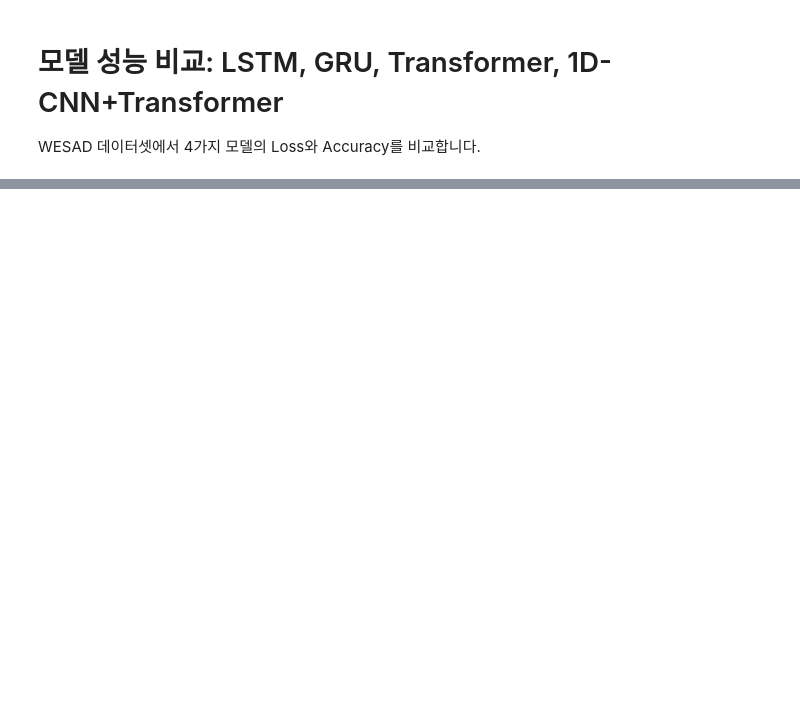
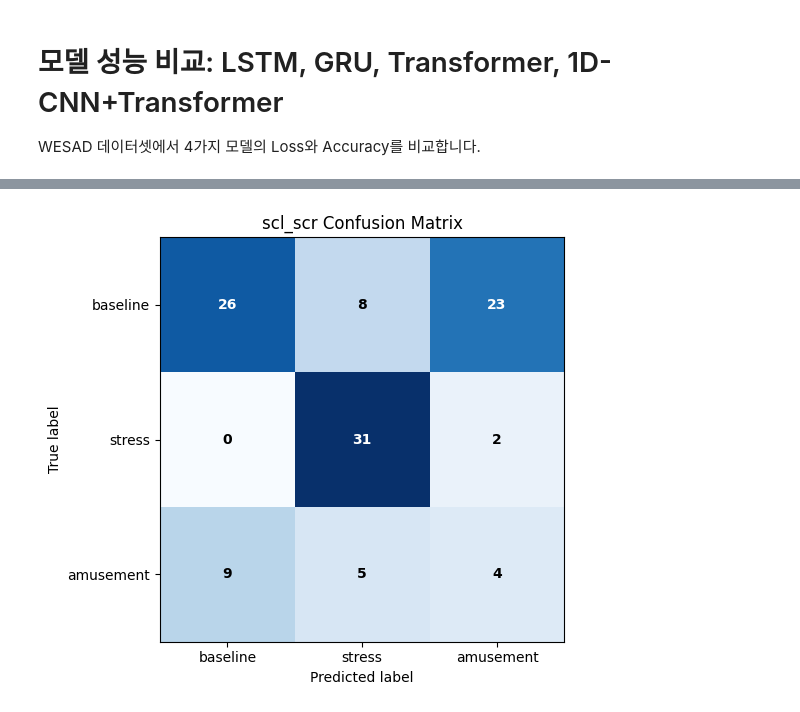
Before and after one commit to binghin2/Research, a Jupyter notebook: WESAD_classification/Training/Accuracy_comparison.ipynb, the cells around one changed output, grey strips where cells are left out. Cells and saved outputs as stored; diff of their text form; code cells hidden in the pictures; blank space fills up the shorter version.

```diff
--- a/WESAD_classification/Training/Accuracy_comparison.ipynb
+++ b/WESAD_classification/Training/Accuracy_comparison.ipynb
@@ -362,0 +609,68 @@ plt.show()
+# %%
+# [검증] scl_scr 체크포인트 단독 재평가 (Classification Report + 클래스별 정확도 + Confusion Matrix)
+from sklearn.metrics import classification_report, confusion_matrix
+import matplotlib.pyplot as plt
+
+SCL_SCR_MODEL_PATH = '/home/binghin2/Myproject/Research/WESAD_classification/Training/Save_model/CNN_Transformer/cnn_transformer_scl_scr_model.pt'
+
+if not os.path.exists(SCL_SCR_MODEL_PATH):
+    raise FileNotFoundError(f'모델 파일이 없습니다: {SCL_SCR_MODEL_PATH}')
+
+ckpt = torch.load(SCL_SCR_MODEL_PATH, map_location=device)
+expected_n_features = int(ckpt.get('n_features', 10))
+test_loader = get_test_loader(expected_n_features, batch_size=64)
+
+model, display_name = build_model_from_checkpoint(ckpt, SCL_SCR_MODEL_PATH)
+model.load_state_dict(ckpt['model_state_dict'])
+model.to(device)
+model.eval()
+
+all_preds, all_labels = [], []
+with torch.no_grad():
+    for sequences, labels in test_loader:
+        sequences = sequences.to(device)
+        labels = labels.to(device)
+        outputs = model(sequences)
+        preds = outputs.argmax(dim=1)
+        all_preds.extend(preds.cpu().numpy())
+        all_labels.extend(labels.cpu().numpy())
+
+all_labels = np.array(all_labels)
+all_preds = np.array(all_preds)
+acc = 100.0 * (all_preds == all_labels).mean()
+
+print('=' * 60)
+print(f'scl_scr checkpoint: {os.path.basename(SCL_SCR_MODEL_PATH)}')
+print(f'Test Accuracy: {acc:.2f} %')
+print('\nClassification Report:')
+print(classification_report(all_labels, all_preds, target_names=['baseline', 'stress', 'amusement'], digits=4, zero_division=0))
+
+print('\n' + '=' * 60)
+print('각 상태별 정확도')
+print('=' * 60)
+class_names = ['Baseline', 'Stress', 'Amusement']
+for class_idx, class_name in enumerate(class_names):
+    class_mask = (all_labels == class_idx)
+    class_total = int(class_mask.sum())
+    class_correct = int(((all_labels == class_idx) & (all_preds == class_idx)).sum())
+    class_acc = (100.0 * class_correct / class_total) if class_total > 0 else 0.0
+    print(f'{class_name}: {class_acc:.2f}% ({class_correct}/{class_total})')
+print('=' * 60)
+
+cm = confusion_matrix(all_labels, all_preds, labels=[0, 1, 2])
+fig, ax = plt.subplots(figsize=(6, 5))
+ax.imshow(cm, interpolation='nearest', cmap='Blues')
+ax.set_title('scl_scr Confusion Matrix')
+ax.set_xlabel('Predicted label')
+ax.set_ylabel('True label')
+ax.set_xticks([0, 1, 2])
+ax.set_yticks([0, 1, 2])
+ax.set_xticklabels(['baseline', 'stress', 'amusement'])
+ax.set_yticklabels(['baseline', 'stress', 'amusement'])
+thresh = cm.max() / 2.0 if cm.max() > 0 else 0.5
+for i in range(cm.shape[0]):
+    for j in range(cm.shape[1]):
+        ax.text(j, i, f'{cm[i, j]}', ha='center', va='center', color='white' if cm[i, j] > thresh else 'black', fontweight='bold')
+plt.tight_layout()
+plt.show()
+# %% [output]
@@ -362,0 +694 @@ plt.show()
+[figure, added]
```
Also changed, not shown: parts of 15 cells of this notebook, 20 other files.
